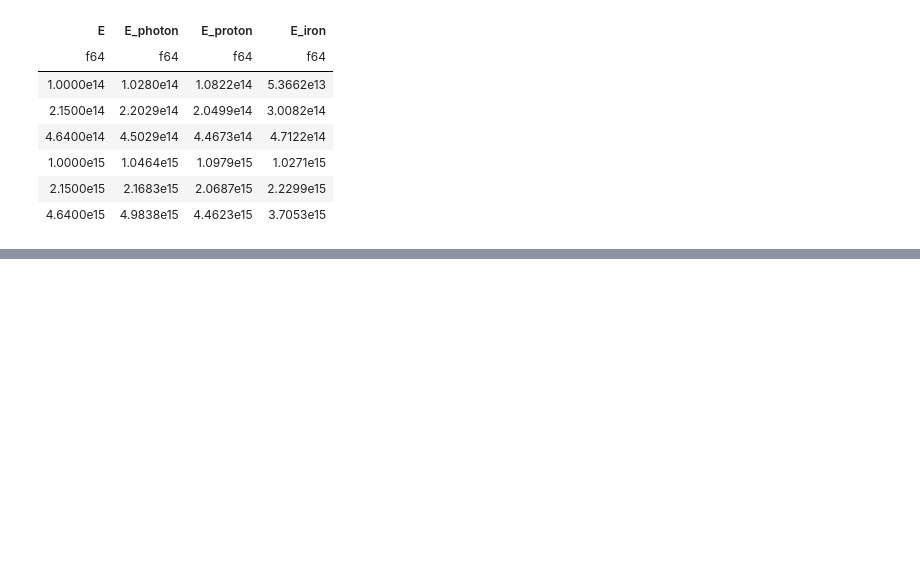
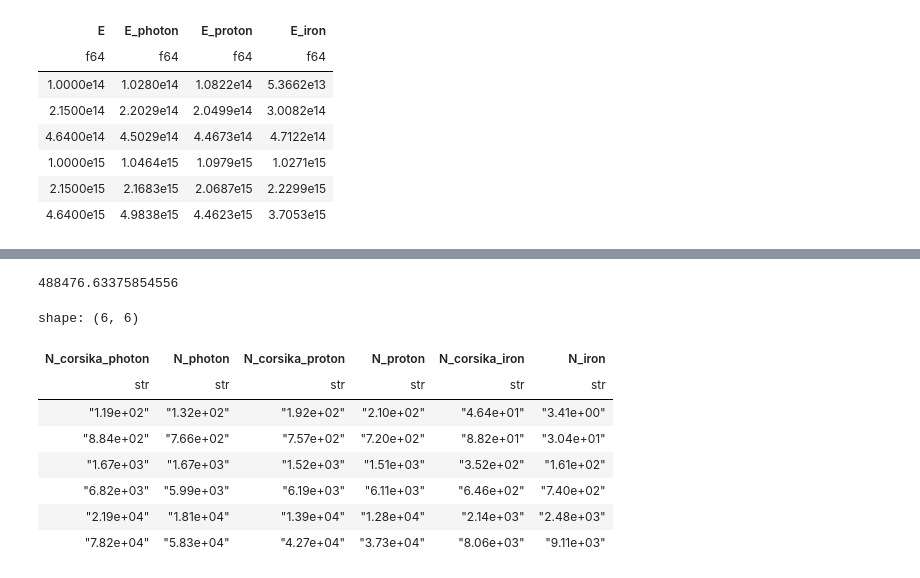
Before and after one commit to lucas-orfei/mestrado, a Jupyter notebook: barycenter_electrons.ipynb, the cells around one changed output, grey strips where cells are left out. Saved outputs shown, nothing was run; the diff lists cells and outputs as text; code cells hidden in the pictures; blank space fills up the shorter version.

```diff
--- a/barycenter_electrons.ipynb
+++ b/barycenter_electrons.ipynb
@@ -428,0 +506,67 @@ r0 = 7800
+# %%
+E_c = 84.2E6
+t = 1036/37.7
+
+beta = np.log10(1E15/E_c)
+s = 3*t/(t+2*beta)
+
+N = (0.31/(np.sqrt(beta)))*np.exp(t*(1-3/2*np.log10(s)))
+N
+# %% [output]
+488476.63375854556
+# %%
+# Integral até 5 m
+
+N_photon = []
+N_proton = []
+N_iron = []
+
+N_corsika_photon = [0.0151399, 0.112556, 0.212566, 0.868785, 2.78492, 9.9564]
+N_corsika_proton = [0.0243898, 0.0963509, 0.193722, 0.788728, 1.7645, 5.43639]
+N_corsika_iron = [0.0059111, 0.0112273, 0.0448008, 0.0822372, 0.272103, 1.02675]
+
+area = math.pi*500**2/100
+
+N_corsika_photon = [x * area for x in N_corsika_photon]
+N_corsika_proton = [x * area for x in N_corsika_proton]
+N_corsika_iron = [x * area for x in N_corsika_iron]
+
+for i in range(len(E_photon)):
+    aux = (2*math.pi*c_photon[i]/((r0**(s_photon[i]))))*(500**((s_photon[i]))/(s_photon[i]))
+    N_photon.append(aux)
+
+for i in range(len(E_proton)):
+    aux = (2*math.pi*c_proton[i]/((r0**(s_proton[i]))))*(500**((s_proton[i]))/(s_proton[i]))
+    N_proton.append(aux)
+
+for i in range(len(E_iron)):
+    aux = (2*math.pi*c_iron[i]/((r0**(s_iron[i]))))*(500**((s_iron[i]))/(s_iron[i]))
+    N_iron.append(aux)
+
+data = {
+    'N_corsika_photon':N_corsika_photon,
+    'N_photon':N_photon,
+    'N_corsika_proton': N_corsika_proton,
+    'N_proton':N_proton,
+    'N_corsika_iron':N_corsika_iron,
+    'N_iron':N_iron
+}
+
+df = pl.DataFrame(data)
+
+df = df.select([
+    pl.col(column).map_elements(lambda x: f"{x:.2e}").alias(column)
+    for column in df.columns
+])
+
+df
+# %% [output]
+shape: (6, 6)
+| N_corsika_photon | N_photon | N_corsika_proton | N_proton | N_corsika_iron | N_iron |
+| str | str | str | str | str | str |
+| "1.19e+02" | "1.32e+02" | "1.92e+02" | "2.10e+02" | "4.64e+01" | "3.41e+00" |
+| "8.84e+02" | "7.66e+02" | "7.57e+02" | "7.20e+02" | "8.82e+01" | "3.04e+01" |
+| "1.67e+03" | "1.67e+03" | "1.52e+03" | "1.51e+03" | "3.52e+02" | "1.61e+02" |
+| "6.82e+03" | "5.99e+03" | "6.19e+03" | "6.11e+03" | "6.46e+02" | "7.40e+02" |
+| "2.19e+04" | "1.81e+04" | "1.39e+04" | "1.28e+04" | "2.14e+03" | "2.48e+03" |
+| "7.82e+04" | "5.83e+04" | "4.27e+04" | "3.73e+04" | "8.06e+03" | "9.11e+03" |
```
Also changed, not shown: parts of 7 cells of this notebook, 1 other file.
